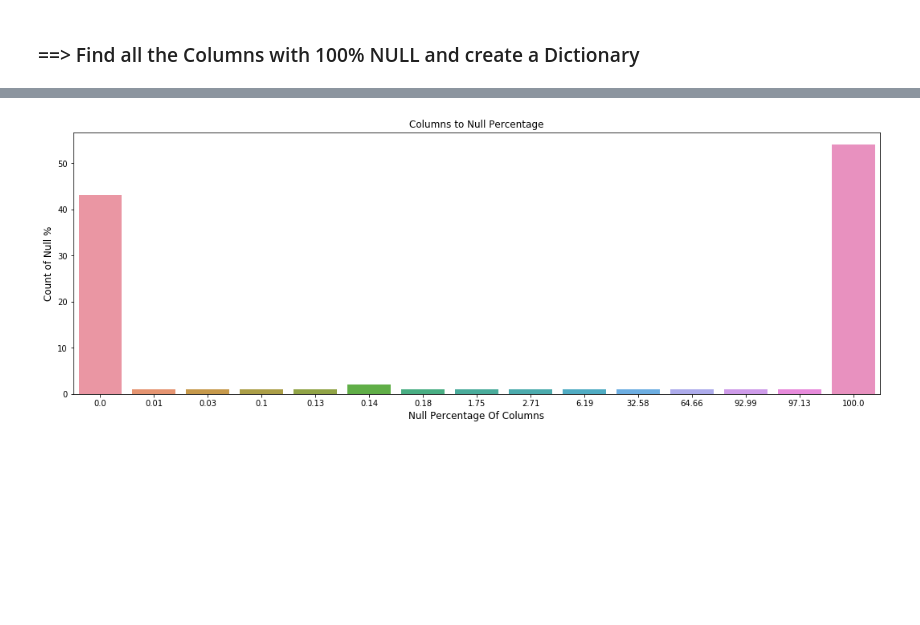
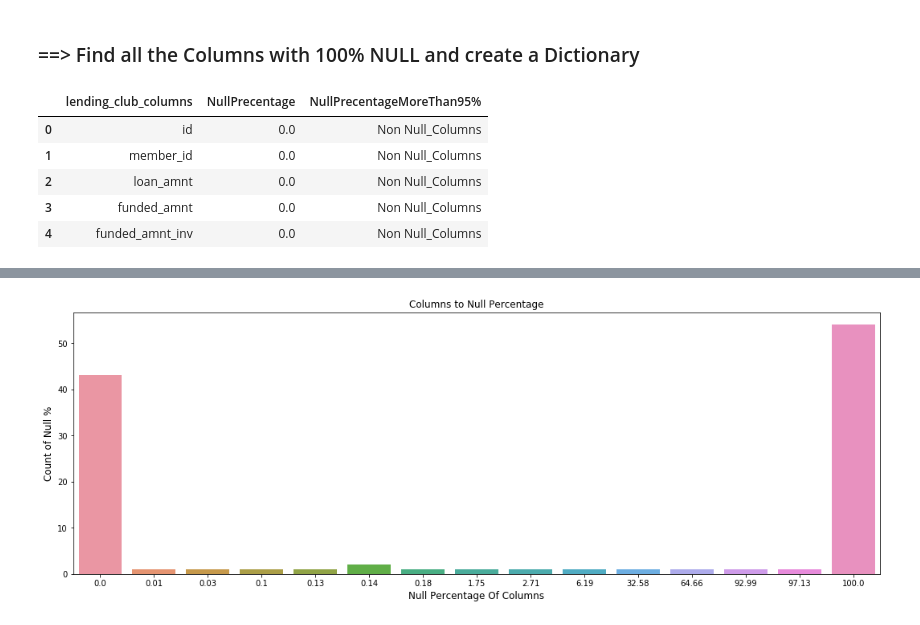
Before and after one commit to amirivija/EDA, a Jupyter notebook: group_assignment.ipynb, the cells around one changed output, grey strips where cells are left out. Drawn from its saved outputs; the diff is of its cells as text; code cells hidden in the pictures; blank space fills up the shorter version.

```diff
--- a/group_assignment.ipynb
+++ b/group_assignment.ipynb
@@ -188,3 +188,15 @@ Column Name Which Failed to Load ==>  next_pymnt_d
 nullColumns = pd.DataFrame(round(100*(lending_club.isnull().sum()/len(lending_club.index)), 2), columns=['null%Column'])
 #Create a Map Between Columns to Null% in DataFrame
 dictColumn2NullPercent = dict(zip(nullColumns.index,nullColumns['null%Column']))
+# %%
+LendingClubCol_Df = pd.DataFrame(np.array(lending_club.columns), columns=['lending_club_columns'])
+LendingClubCol_Df['NullPrecentage'] = LendingClubCol_Df['lending_club_columns'].apply(lambda x: dictColumn2NullPercent.get(x))
+LendingClubCol_Df['NullPrecentageMoreThan95%'] = LendingClubCol_Df['NullPrecentage'].apply(lambda x: 'Null_Columns' if x > 95.0 else 'Non Null_Columns')
+LendingClubCol_Df.head()
+# %% [output]
+|  | lending_club_columns | NullPrecentage | NullPrecentageMoreThan95% |
+| 0 | id | 0.0 | Non Null_Columns |
+| 1 | member_id | 0.0 | Non Null_Columns |
+| 2 | loan_amnt | 0.0 | Non Null_Columns |
+| 3 | funded_amnt | 0.0 | Non Null_Columns |
+| 4 | funded_amnt_inv | 0.0 | Non Null_Columns |
```
Also changed, not shown: parts of 85 cells of this notebook.
